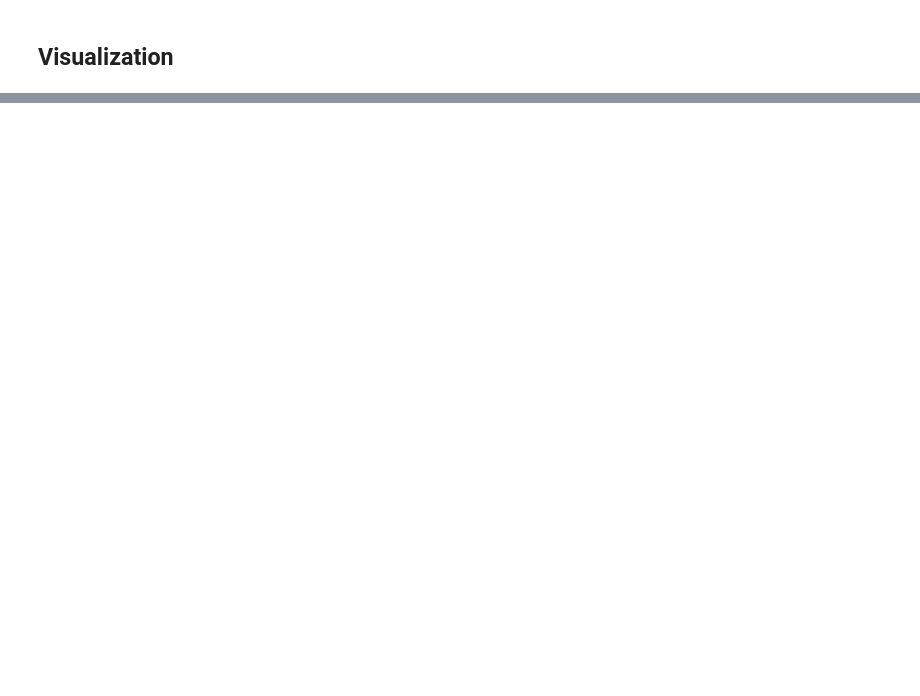
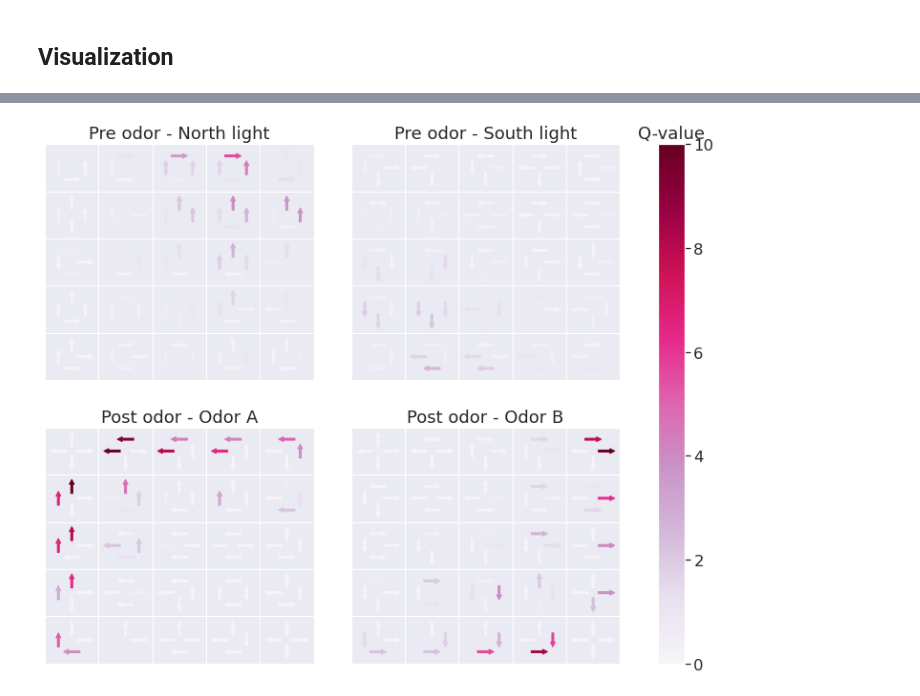
Before and after one commit to NiloufarRazmi/RL_Olfaction, a Jupyter notebook: FuncApprox/QLearning_ego.ipynb, the cells around one changed output, grey strips where cells are left out. Drawn from its saved outputs; the diff is of its cells as text; code cells hidden in the pictures; blank space fills up the shorter version.

```diff
--- a/FuncApprox/QLearning_ego.ipynb
+++ b/FuncApprox/QLearning_ego.ipynb
@@ -172,0 +184,6 @@ plotting.plot_steps_and_rewards(res)
+# %%
+plotting_ego.plot_ego_q_values_maps(
+    qtable, env.rows, env.cols, CONTEXTS_LABELS, env.get_states_structure()
+)
+# %% [output]
+[figure, added]
```
Also changed, not shown: parts of 8 cells of this notebook, 4 other files.
